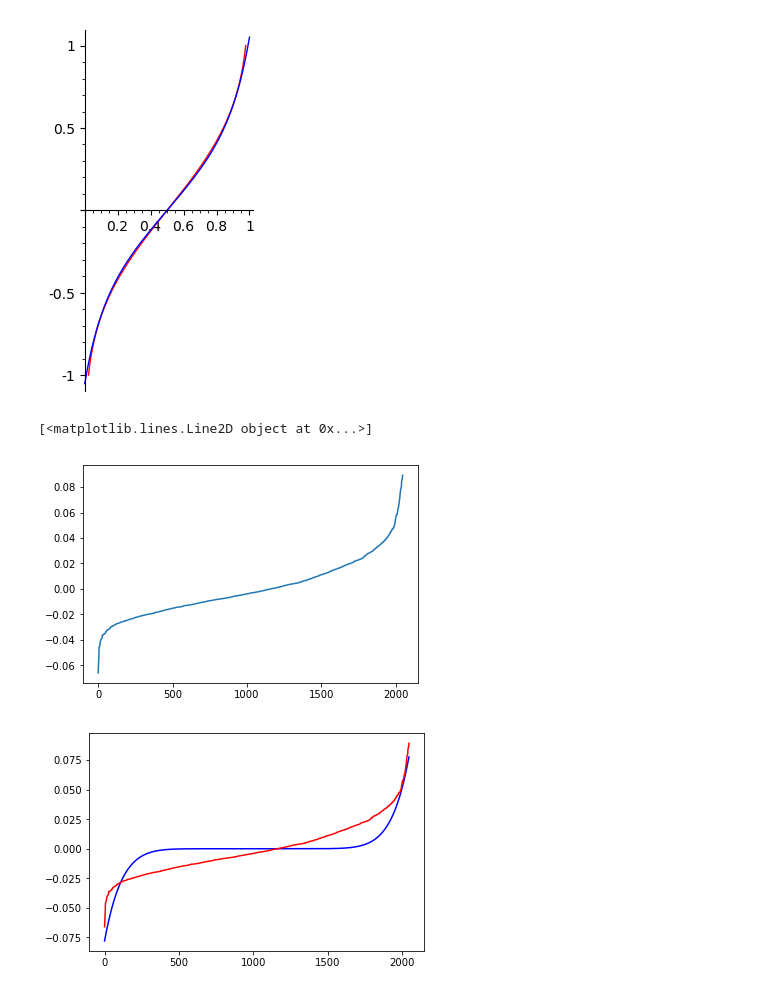
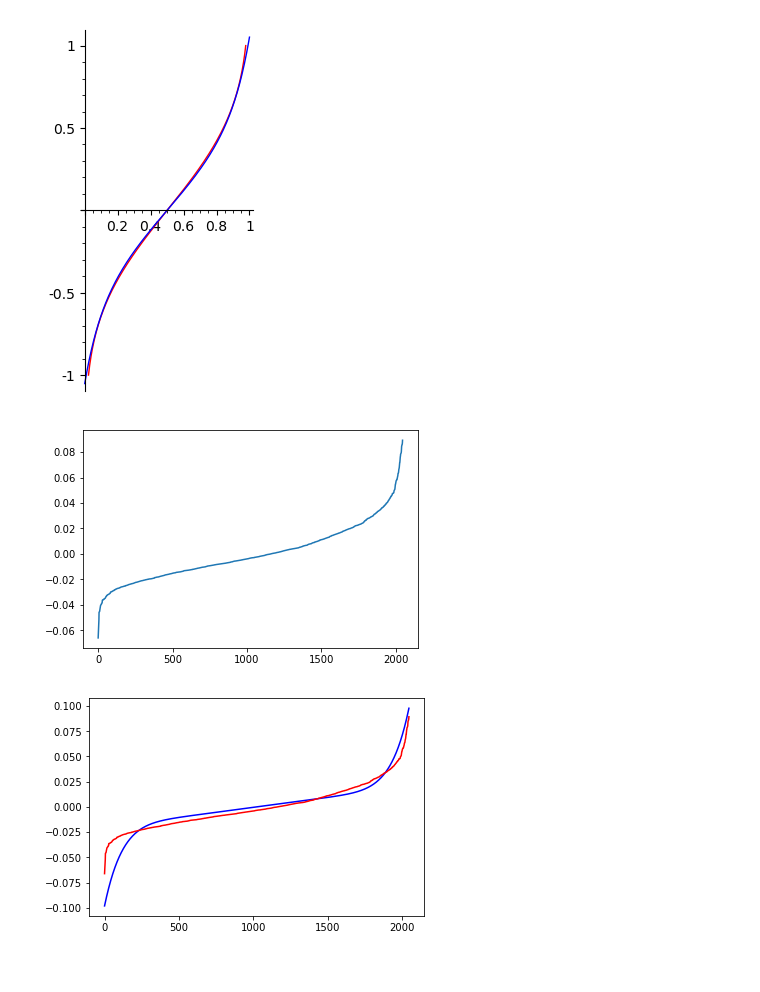
Before and after one commit to vatai/NNC, a Jupyter notebook: jupyter/normal-cdf-approx.ipynb, the cells around one changed output. Drawn from its saved outputs; the diff is of its cells as text; code cells hidden in the pictures.

Commit message:
Add some curve approximation code

```diff
--- a/jupyter/normal-cdf-approx.ipynb
+++ b/jupyter/normal-cdf-approx.ipynb
@@ -37,29 +37,31 @@ p1 + p2
 # %% [output]
 [figure]
 # %%
+from glob import glob
 import os
 import numpy as np
 import matplotlib.pyplot as plt
 %matplotlib inline
-weights = np.load(os.path.expanduser('~/tmp/nnc_weights/inceptionv3_312_dense_2048x1000.npy')
+weights = np.load(os.path.expanduser('~/tmp/nnc_weights/inceptionv3_312_dense_2048x1000.npy'))
 a = np.argsort(weights, axis=0)
 norms = np.linalg.norm(weights, axis=0)
 sorted_weights = np.take_along_axis(weights, a, axis=0) / norms
 y_target = sorted_weights[:, 0]
 plt.plot(y_target)
+plt.show()
 # %% [output]
-[<matplotlib.lines.Line2D object at 0x...>]
 [figure]
 # %%
 x_length, y_min, y_max = y_target.shape[0], y_target.min(), y_target.max()
 
 span = 1
 x_np = np.linspace(-span, span, x_length)
-y = np.array(map(fast_approx, x_np*x_length))
-y *= (y_max-y_min)/y.max()/2
+y = np.array(map(fast_approx, x_np * x_length))
+y *= (y_max - y_min) / y.max() / 2
+y += x_np * 0.02
 
 plt.plot(y, color='b') + \
 plt.plot(y_target, color='r')
 plt.show()
 # %% [output]
-[figure, old version]
+[figure, new version]
```
Also changed, not shown: parts of 4 cells of this notebook.
